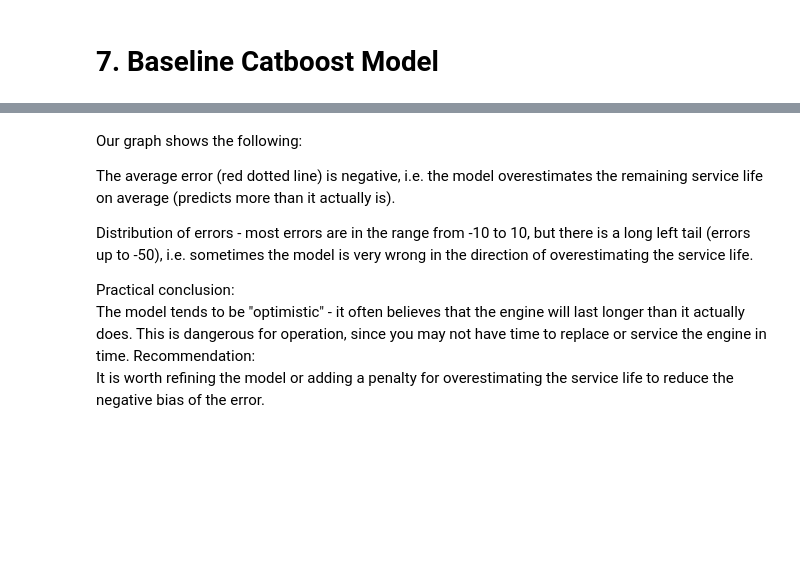
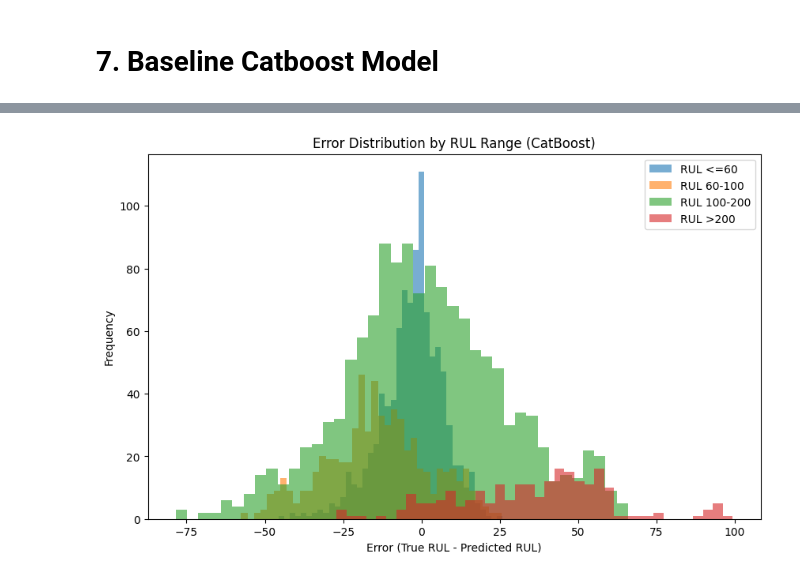
Before and after one commit to AleksTurov/motors, a Jupyter notebook: notebook/motor_rul_baseline.ipynb, the cells around one changed output, grey strips where cells are left out. Cells and saved outputs as stored; diff of their text form; code cells hidden in the pictures; blank space fills up the shorter version.

```diff
--- a/notebook/motor_rul_baseline.ipynb
+++ b/notebook/motor_rul_baseline.ipynb
@@ -435,11 +721,17 @@ plot_shap_values(model_cat, X_test_reduced)
-# %% [markdown]
-Our graph shows the following:
-
-The average error (red dotted line) is negative, i.e. the model overestimates the remaining service life on average (predicts more than it actually is).
-
-Distribution of errors - most errors are in the range from -10 to 10, but there is a long left tail (errors up to -50), i.e. sometimes the model is very wrong in the direction of overestimating the service life.
-
-Practical conclusion:
-The model tends to be "optimistic" - it often believes that the engine will last longer than it actually does. This is dangerous for operation, since you may not have time to replace or service the engine in time.
-Recommendation:
-It is worth refining the model or adding a penalty for overestimating the service life to reduce the negative bias of the error.
+# %%
+errors = y_test - y_pred_cat
+bins = [0, 60, 100, 200, np.inf]
+labels = ['<=60','60-100','100-200', '>200']
+rul_bins = pd.cut(y_test, bins=bins, labels=labels)
+
+plt.figure(figsize=(10,6))
+for label in labels:
+    mask = rul_bins == label
+    plt.hist(errors[mask], bins=40, alpha=0.6, label=f'RUL {label}')
+plt.xlabel('Error (True RUL - Predicted RUL)')
+plt.ylabel('Frequency')
+plt.title('Error Distribution by RUL Range (CatBoost)')
+plt.legend()
+plt.show()
+# %% [output]
+[figure, added]
```
Also changed, not shown: parts of 27 cells of this notebook, 2 other files.
